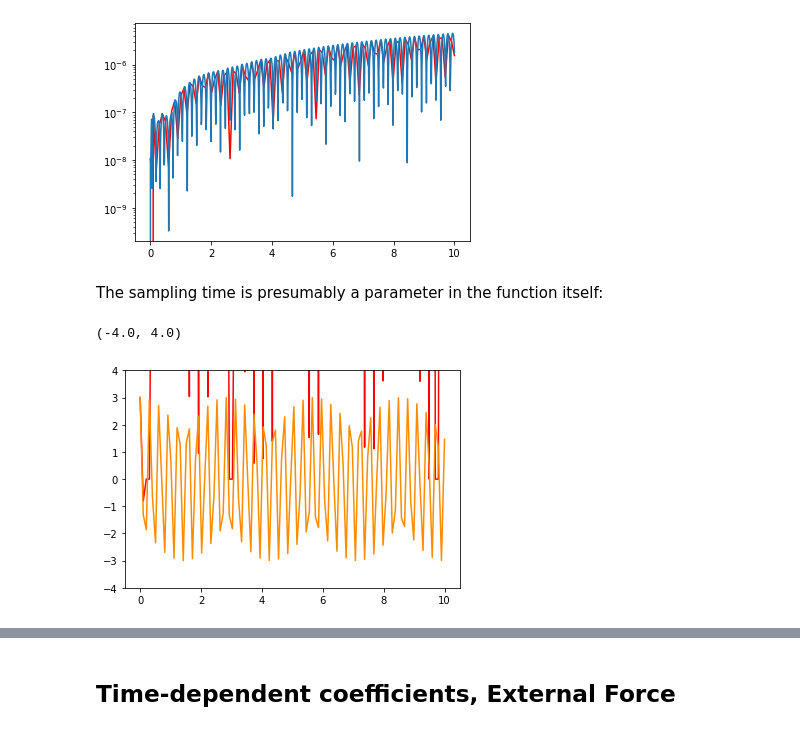
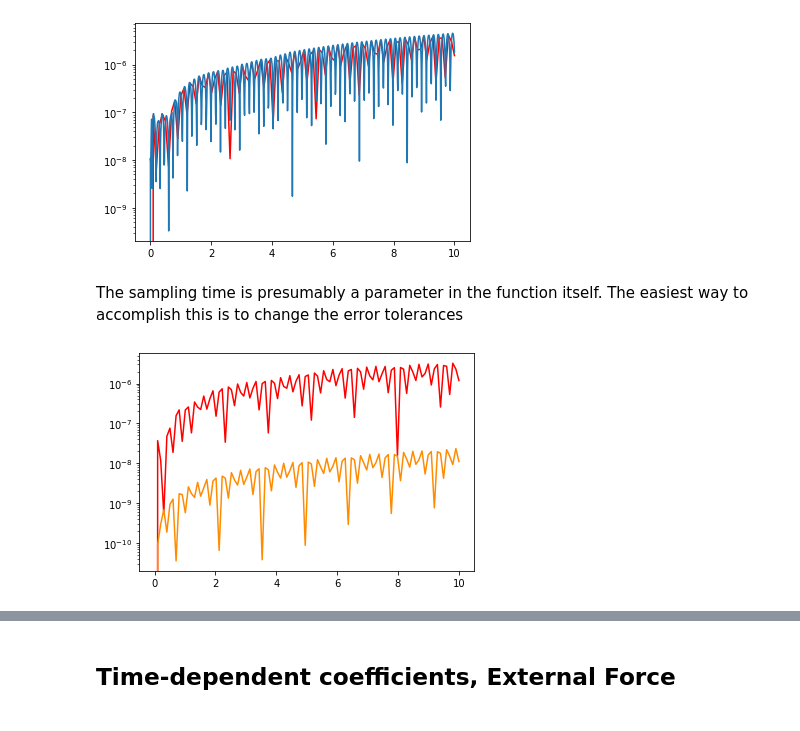
Before and after one commit to drgreen/Physics_39, a Jupyter notebook: Topic6e ODEs.ipynb, the cells around one changed output, grey strips where cells are left out. Saved outputs shown, nothing was run; the diff lists cells and outputs as text; code cells hidden in the pictures.

```diff
--- a/Topic6e ODEs.ipynb
+++ b/Topic6e ODEs.ipynb
@@ -133,17 +133,16 @@ plt.yscale('log')
 # %% [output]
 [figure]
 # %% [markdown]
-The sampling time is presumably a parameter in the function itself:
+The sampling time is presumably a parameter in the function itself. The easiest way to accomplish this is to change the error tolerances
 # %%
-sol5=integrate.odeint(derivative,X0,t_R,args=(0,20),mxstep=47)
-sol6=integrate.odeint(derivative,X0,t_R,args=(0,20),mxstep=100)
+sol5=integrate.odeint(derivative,X0,t_R,args=(0,20),atol=1e-8,rtol=1e-8)
+sol6=integrate.odeint(derivative,X0,t_R,args=(0,20),atol=1e-12,rtol=1e-12)
 # %%
-plt.plot(t_R,sol5[:,0],color='red')
-plt.plot(t_R,sol6[:,0],color='darkorange')
+plt.plot(t_R,np.abs(sol5[:,0]-3*np.cos(20*t_R)),color='red')
+plt.plot(t_R,np.abs(sol6[:,0]-3*np.cos(20*t_R)),color='darkorange')
 #plt.plot(t_R,sol3[:,0])
-plt.ylim(-4,4)
+plt.yscale('log')
 # %% [output]
-(-4.0, 4.0)
-[figure, old version]
+[figure, new version]
 # %%
 t_F=np.linspace(0,10,10000) # range of time we want to solve
```
Also changed, not shown: parts of 6 cells of this notebook.
